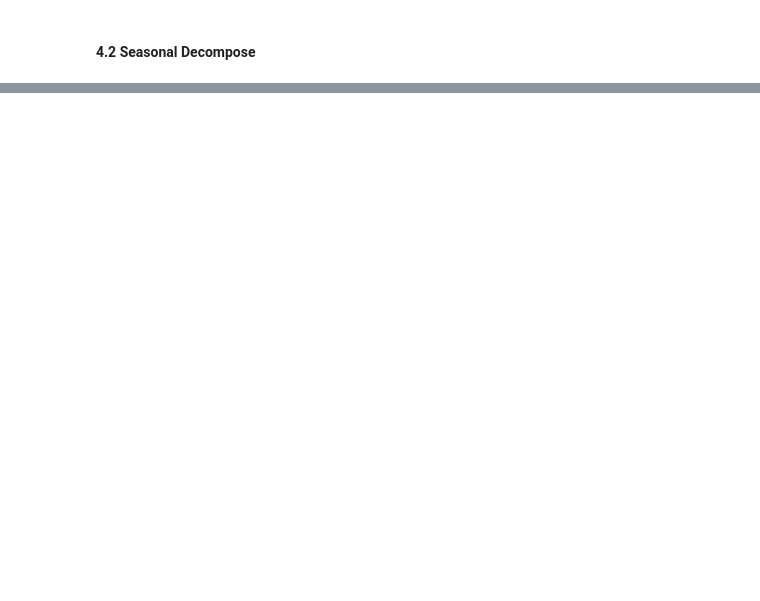
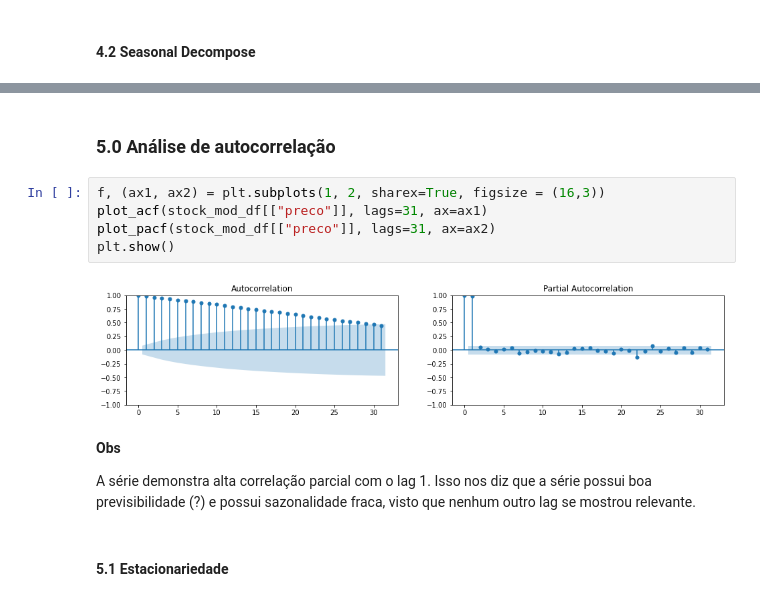
Before and after one commit to micheldearaujo/forecasting_stocks, a Jupyter notebook: notebooks/2.0-mal-exploratory-data-analysis.ipynb, the cells around one changed output, grey strips where cells are left out. Cells and saved outputs as stored; diff of their text form; blank space fills up the shorter version.

```diff
--- a/notebooks/2.0-mal-exploratory-data-analysis.ipynb
+++ b/notebooks/2.0-mal-exploratory-data-analysis.ipynb
@@ -279,0 +357,15 @@ plt.show()
+# %% [markdown]
+### 5.0 Análise de autocorrelação
+# %%
+f, (ax1, ax2) = plt.subplots(1, 2, sharex=True, figsize = (16,3))
+plot_acf(stock_mod_df[["preco"]], lags=31, ax=ax1)
+plot_pacf(stock_mod_df[["preco"]], lags=31, ax=ax2)
+plt.show()
+# %% [output]
+[figure, added]
+# %% [markdown]
+**Obs**
+
+A série demonstra alta correlação parcial com o lag 1. Isso nos diz que a série possui boa previsibilidade (?) e possui sazonalidade fraca, visto que nenhum outro lag se mostrou relevante.
+# %% [markdown]
+#### 5.1 Estacionariedade
```
Also changed, not shown: parts of 19 cells of this notebook.
